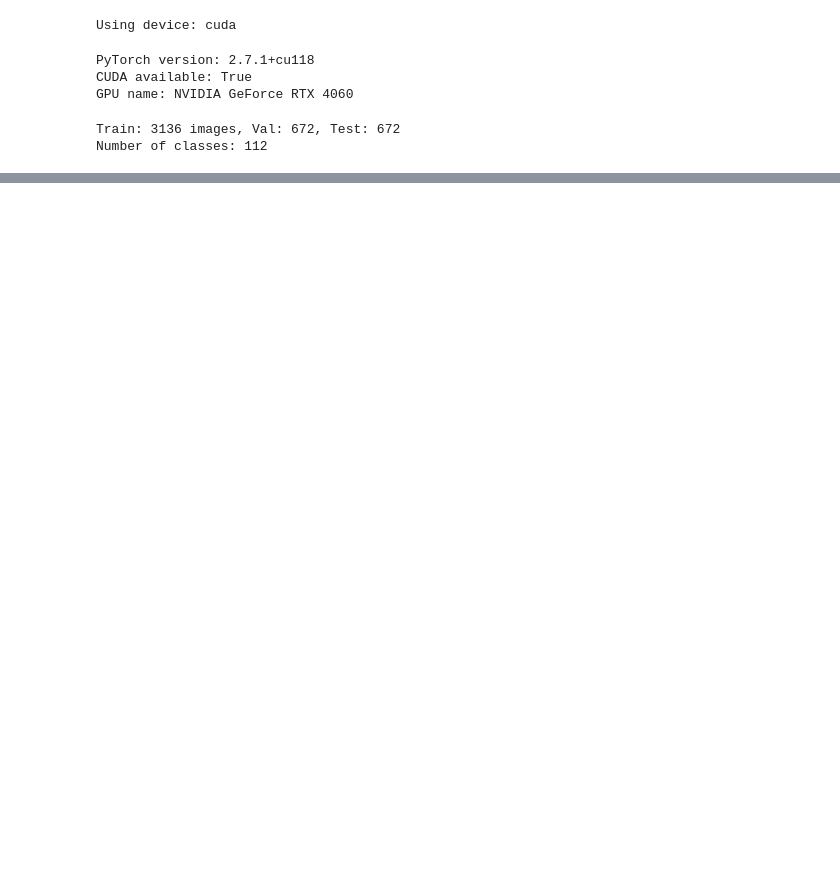
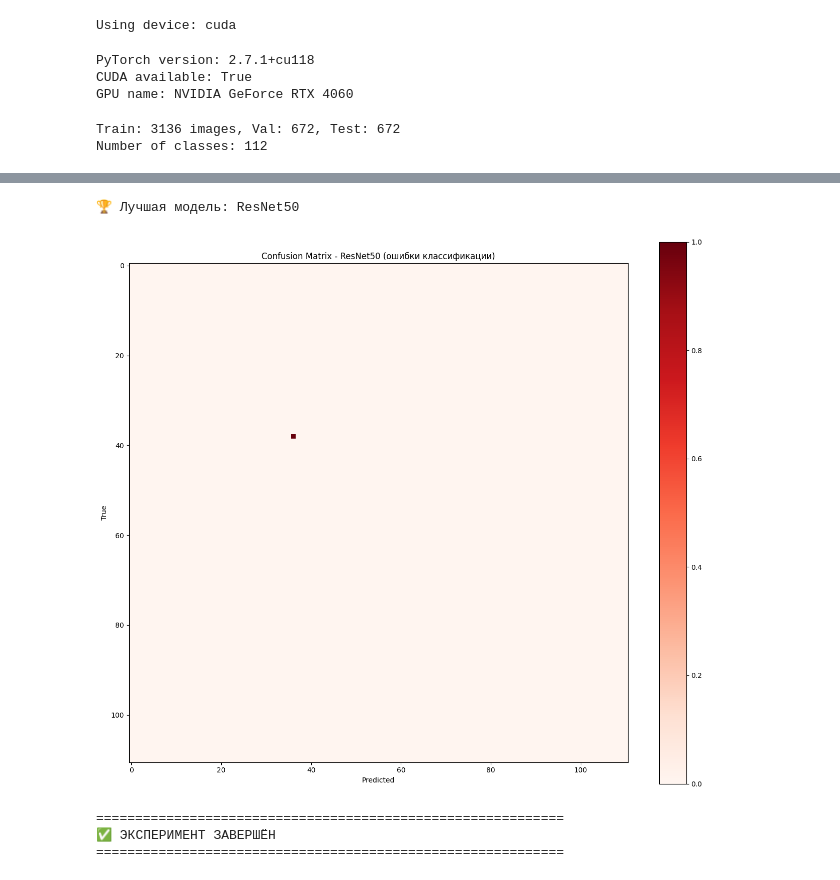
Before and after one commit to saddfrog/ml_Yakunicheva, a Jupyter notebook: project/notebooks/02_train_compare.ipynb, the cells around one changed output, grey strips where cells are left out. Cells and saved outputs as stored; diff of their text form; code cells hidden in the pictures; blank space fills up the shorter version.

```diff
--- a/project/notebooks/02_train_compare.ipynb
+++ b/project/notebooks/02_train_compare.ipynb
@@ -247,0 +450,49 @@ KeyboardInterrupt:
+# %%
+# ============================================
+# 11. CONFUSION MATRIX ДЛЯ ЛУЧШЕЙ МОДЕЛИ
+# ============================================
+# Находим лучшую модель по Test Acc
+best_model_name = max(test_results.items(), key=lambda x: x[1]['accuracy'])[0]
+print(f"\n🏆 Лучшая модель: {best_model_name}")
+
+# Строим confusion matrix для лучшей модели
+model = models_dict[best_model_name]
+model.load_state_dict(torch.load(f"../artifacts/models/{best_model_name}_best.pt"))
+model.eval()
+
+all_preds = []
+all_labels = []
+with torch.no_grad():
+    for images, labels, _ in test_loader:
+        images = images.cuda()
+        labels = labels.cuda()
+        outputs = model(images)
+        _, predicted = torch.max(outputs, 1)
+        all_preds.extend(predicted.cpu().numpy())
+        all_labels.extend(labels.cpu().numpy())
+
+# Confusion Matrix (уменьшенная для отображения)
+plt.figure(figsize=(16, 14))
+cm = confusion_matrix(all_labels, all_preds)
+# Показываем только где есть ошибки (для наглядности)
+cm_display = cm.copy()
+# Маскируем диагональ для лучшего вида ошибок
+np.fill_diagonal(cm_display, 0)
+
+plt.imshow(cm_display, cmap='Reds', interpolation='nearest')
+plt.colorbar()
+plt.title(f'Confusion Matrix - {best_model_name} (ошибки классификации)')
+plt.xlabel('Predicted')
+plt.ylabel('True')
+plt.savefig('../artifacts/figures/confusion_matrix_best.png', dpi=150)
+plt.show()
+
+print("\n" + "="*60)
+print("✅ ЭКСПЕРИМЕНТ ЗАВЕРШЁН")
+print("="*60)
+# %% [output]
+🏆 Лучшая модель: ResNet50
+[figure, added]
+============================================================
+✅ ЭКСПЕРИМЕНТ ЗАВЕРШЁН
+============================================================
```
Also changed, not shown: parts of 12 cells of this notebook, 9 other files.
